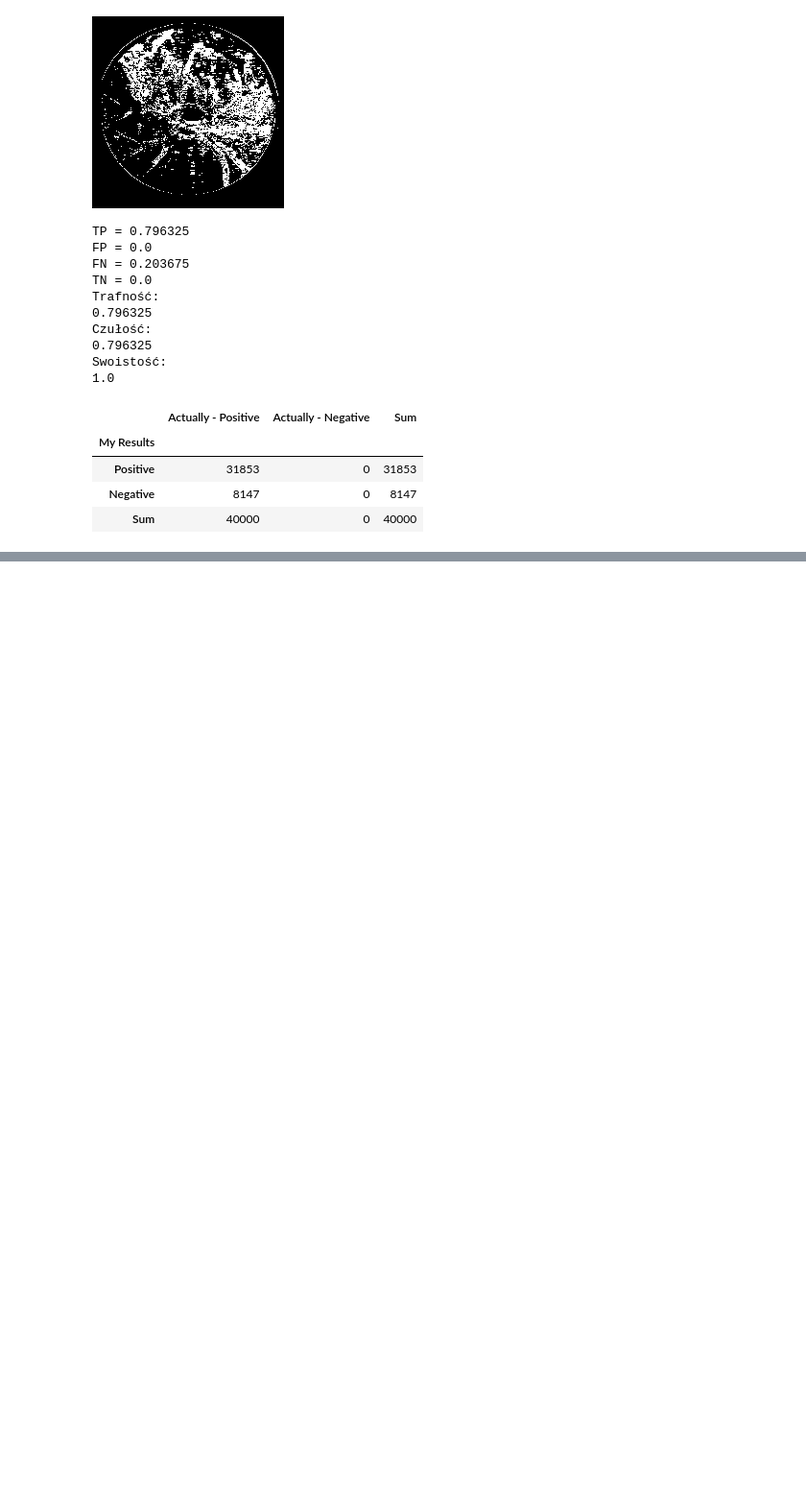
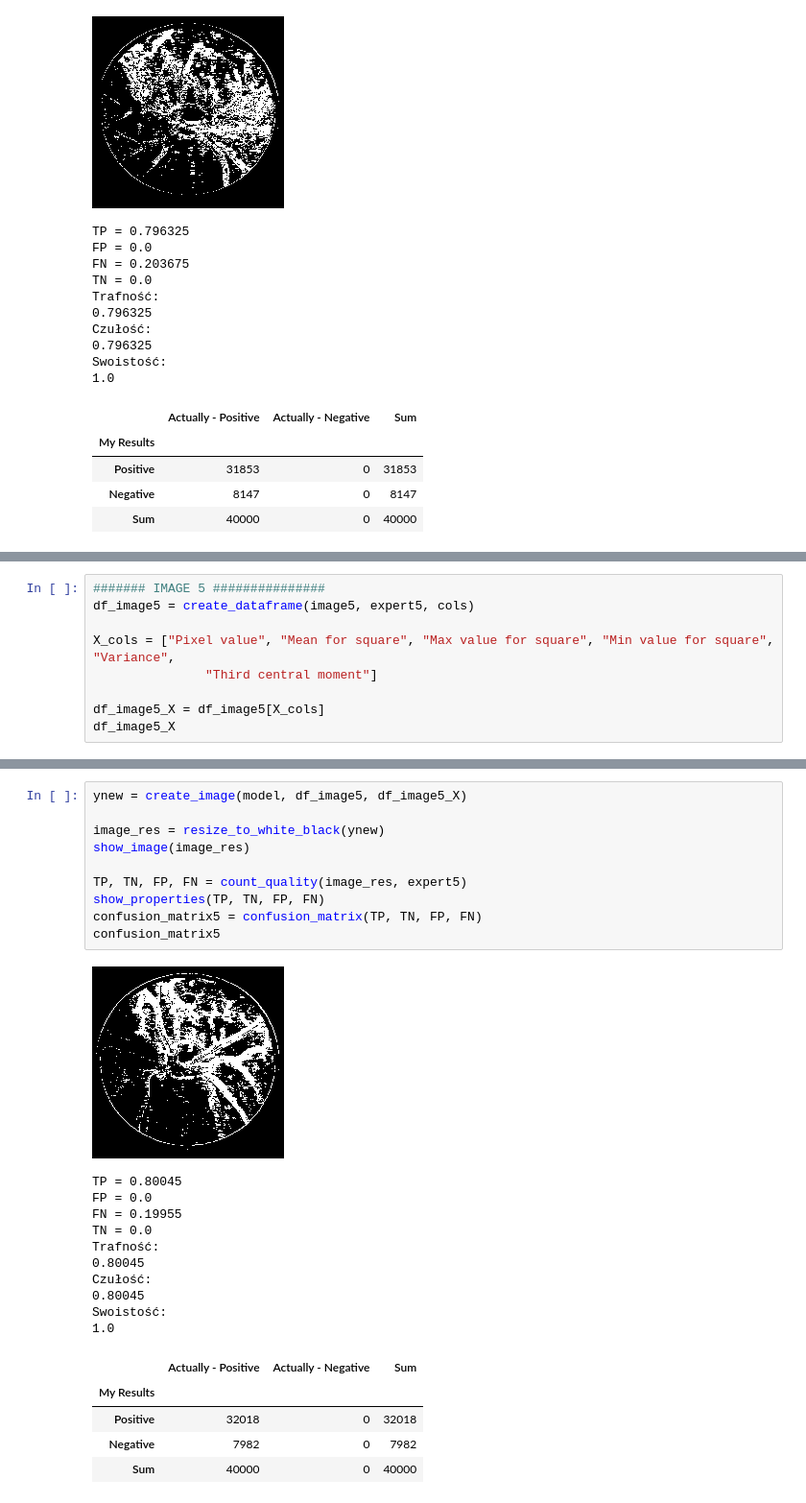
Before and after one commit to EwaKomkowska/Informatyka_w_medycynie, a Jupyter notebook: SitkowkaOka/SiatkowkaOkaBeata.ipynb, the cells around one changed output, grey strips where cells are left out. Shown at 96% size. Drawn from its saved outputs; the diff is of its cells as text; blank space fills up the shorter version.

```diff
--- a/SitkowkaOka/SiatkowkaOkaBeata.ipynb
+++ b/SitkowkaOka/SiatkowkaOkaBeata.ipynb
@@ -947,0 +1064,9 @@ confusion_matrix1
+# %%
+####### IMAGE 5 ###############
+df_image5 = create_dataframe(image5, expert5, cols)
+
+X_cols = ["Pixel value", "Mean for square", "Max value for square", "Min value for square", "Variance",
+               "Third central moment"]
+
+df_image5_X = df_image5[X_cols]
+df_image5_X
@@ -947,0 +1087,27 @@ confusion_matrix1
+# %%
+ynew = create_image(model, df_image5, df_image5_X)
+
+image_res = resize_to_white_black(ynew)
+show_image(image_res)
+
+TP, TN, FP, FN = count_quality(image_res, expert5)
+show_properties(TP, TN, FP, FN)
+confusion_matrix5 = confusion_matrix(TP, TN, FP, FN)
+confusion_matrix5
+# %% [output]
+[figure, added]
+TP = 0.80045
+FP = 0.0
+FN = 0.19955
+TN = 0.0
+Trafność:
+0.80045
+Czułość:
+0.80045
+Swoistość:
+1.0
+|  | Actually - Positive | Actually - Negative | Sum |
+| My Results |  |  |  |
+| Positive | 32018 | 0 | 32018 |
+| Negative | 7982 | 0 | 7982 |
+| Sum | 40000 | 0 | 40000 |
```
Also changed, not shown: parts of 7 cells of this notebook.
